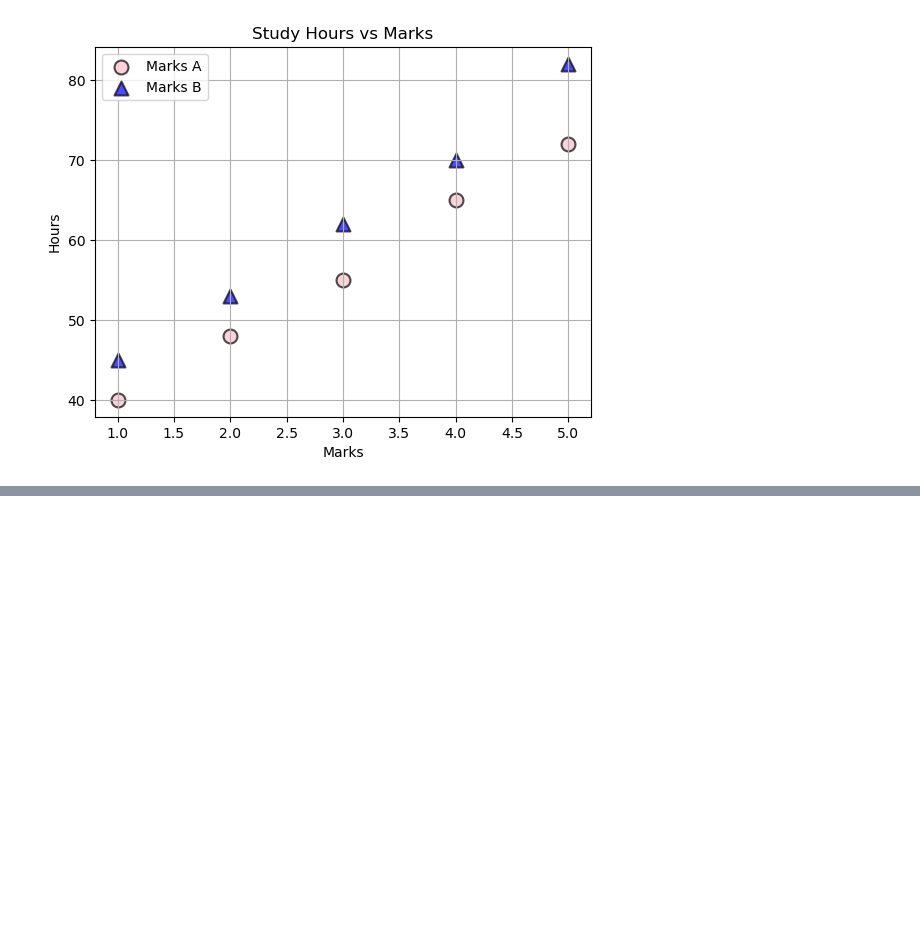
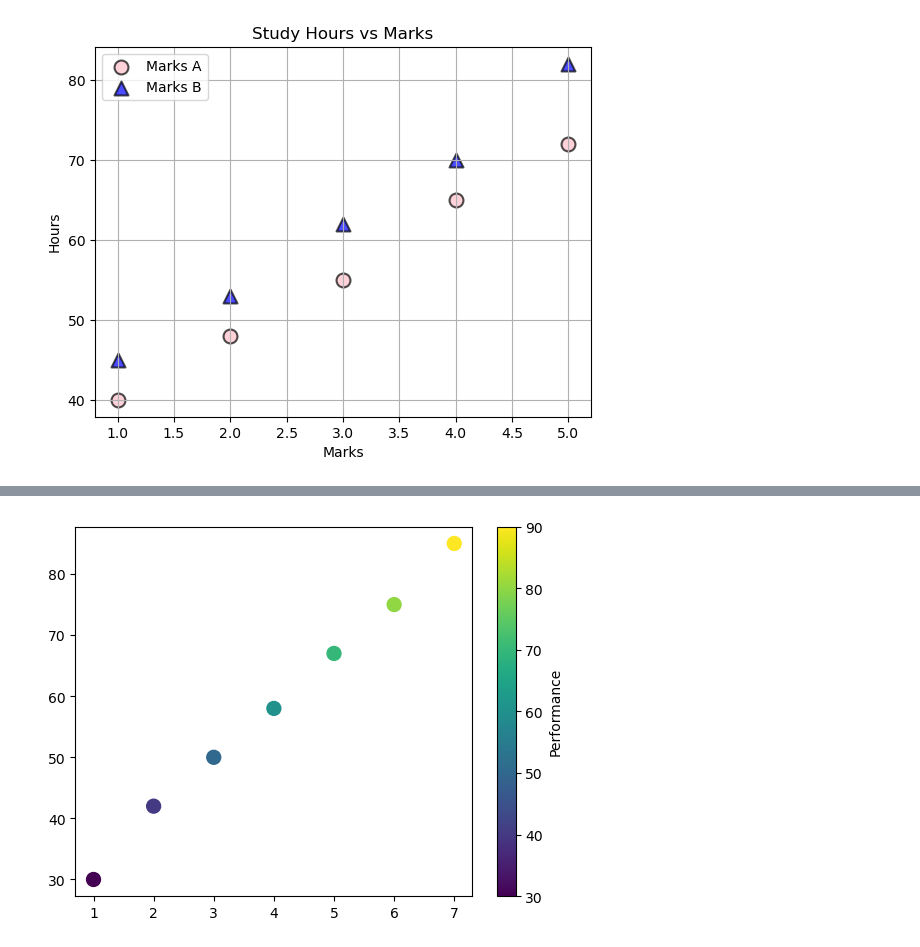
Before and after one commit to Rishabhp22/Python_Revision, a Jupyter notebook: Day23.ipynb, the cells around one changed output, grey strips where cells are left out. Cells and saved outputs as stored; diff of their text form; code cells hidden in the pictures; blank space fills up the shorter version.

```diff
--- a/Day23.ipynb
+++ b/Day23.ipynb
@@ -89,0 +113,17 @@ plt.show()
+# %%
+hours = [1, 2, 3, 4, 5, 6, 7]
+marks = [30, 42, 50, 58, 67, 75, 85]
+performance = [30, 40, 50, 60, 70, 80, 90]
+# %%
+plt.scatter(
+    hours,
+    marks,
+    c=performance,
+    cmap='viridis',
+    s=100
+)
+
+plt.colorbar(label='Performance')
+plt.show()
+# %% [output]
+[figure, added]
```
Also changed, not shown: parts of 4 cells of this notebook.
